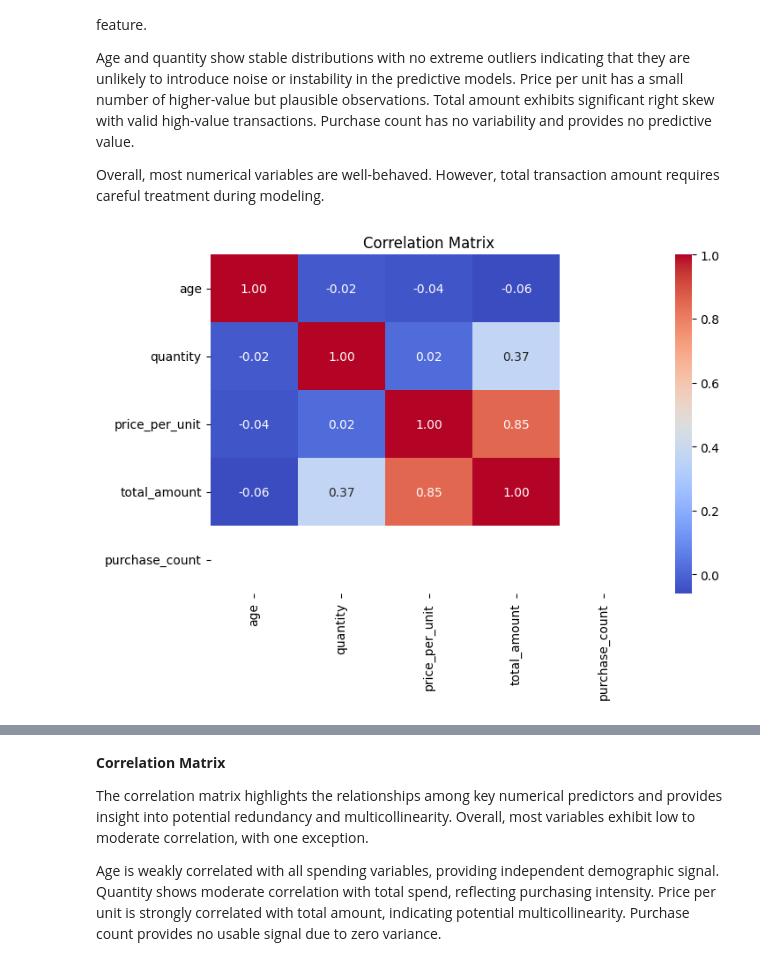
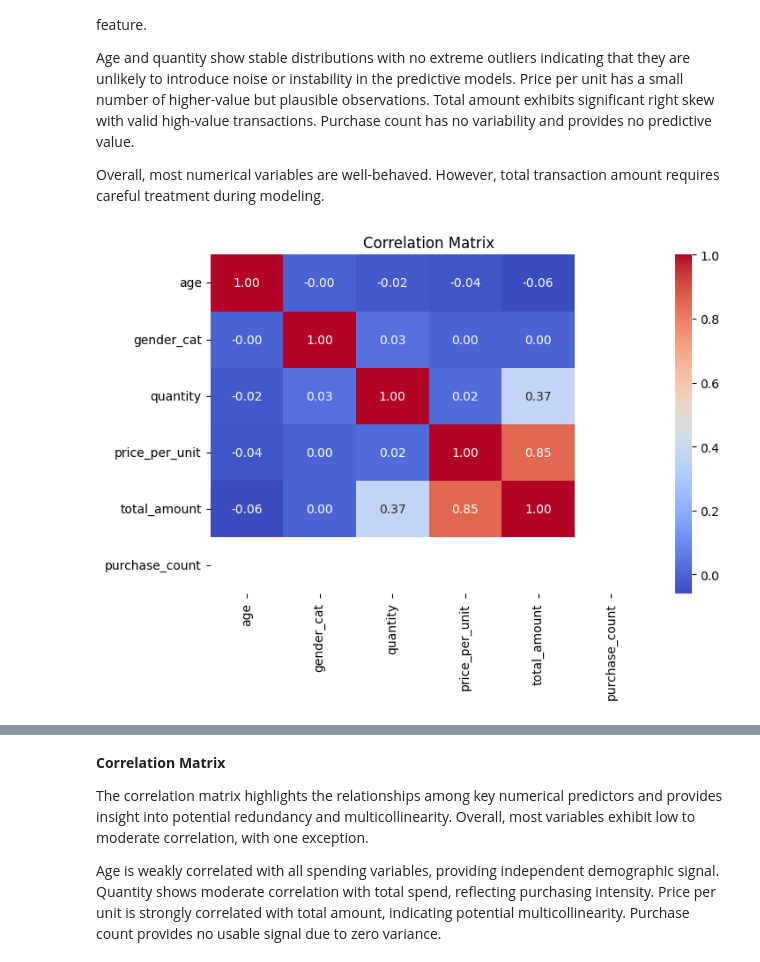
Before and after one commit to NicoleLatendresse/D6_Retail-Sales-Dataset, a Jupyter notebook: Analysis/Analysis.ipynb, the cells around one changed output, grey strips where cells are left out. Saved outputs shown, nothing was run; the diff lists cells and outputs as text; code cells hidden in the pictures.

```diff
--- a/Analysis/Analysis.ipynb
+++ b/Analysis/Analysis.ipynb
@@ -20,6 +20,9 @@ df.head()
 | 2 | 3 | 2023-01-13 | CUST003 | Male | 50 | Electronics | 1 | 30 | ... |
 | 3 | 4 | 2023-05-21 | CUST004 | Male | 37 | Clothing | 1 | 500 | ... |
 | 4 | 5 | 2023-05-06 | CUST005 | Male | 30 | Beauty | 2 | 50 | ... |
+# %%
+# Create gender category based on gender
+df['gender_cat'] = df['gender'].map({'Male': 0, 'Female':1})
 # %%
 df.info()   #Check data types and missing values
 # %% [output]
@@ -192,12 +192,12 @@ Overall, most numerical variables are well-behaved. However, total transaction a
 # %%
 #Correlation analysis
 
-numeric_cols = ['age', 'quantity', 'price_per_unit', 'total_amount', 'purchase_count']
+numeric_cols = ['age', 'gender_cat', 'quantity', 'price_per_unit', 'total_amount', 'purchase_count']
 corr = df[numeric_cols].corr()
 
 plt.figure(figsize=(8,5))
 sns.heatmap(corr, annot=True, cmap='coolwarm', fmt='.2f')
 plt.title('Correlation Matrix')
 plt.show()
 # %% [output]
-[figure, old version]
+[figure, new version]
```
Also changed, not shown: parts of 2 cells of this notebook, 1 other file.
